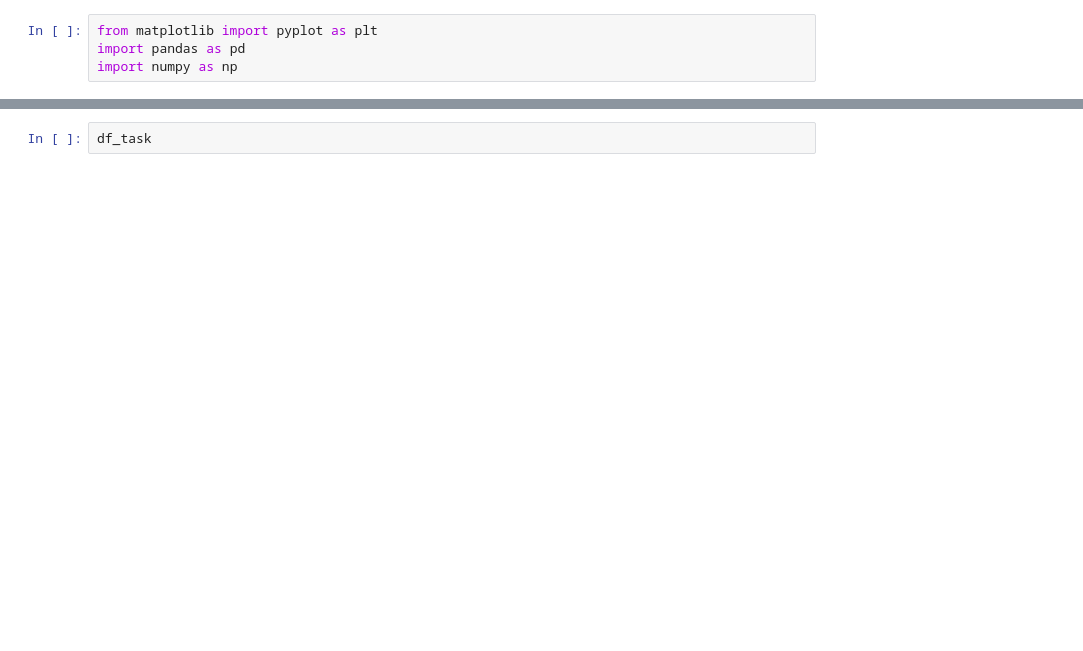
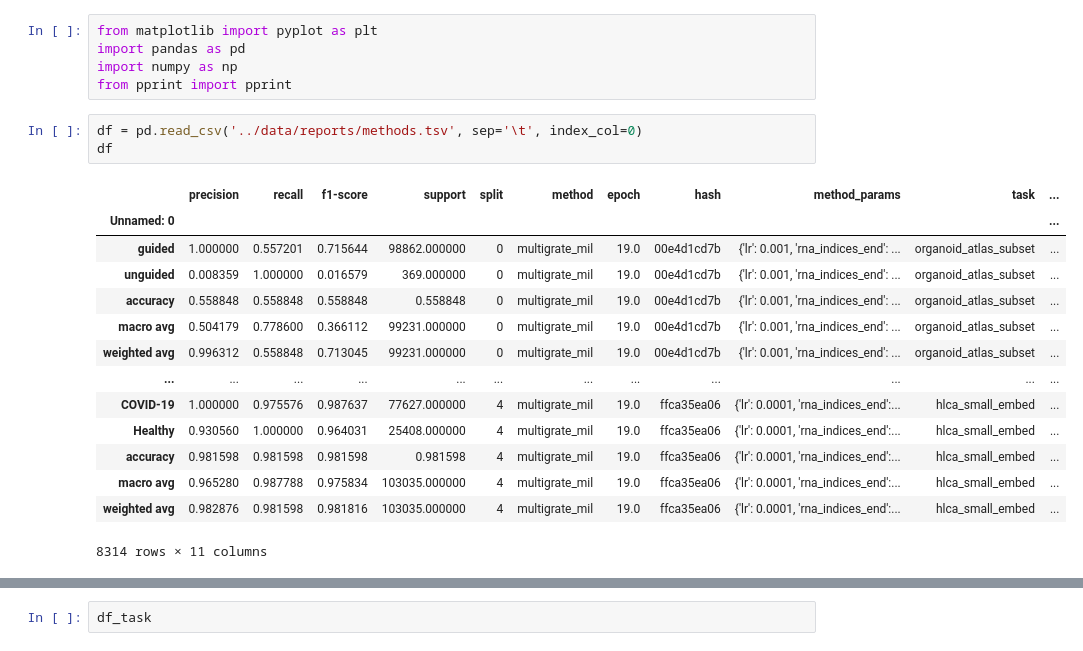
Before and after one commit to theislab/multimil_reproducibility, a Jupyter notebook: run_baselines/notebooks/test.ipynb, the cells around one changed output, grey strips where cells are left out. Saved outputs shown, nothing was run; the diff lists cells and outputs as text; blank space fills up the shorter version.

Commit message:
fixed the pipeline for full multigrate

```diff
--- a/run_baselines/notebooks/test.ipynb
+++ b/run_baselines/notebooks/test.ipynb
@@ -2,4 +2,23 @@
 from matplotlib import pyplot as plt
 import pandas as pd
 import numpy as np
+from pprint import pprint
+# %%
+df = pd.read_csv('../data/reports/methods.tsv', sep='\t', index_col=0)
+df
+# %% [output]
+|  | precision | recall | f1-score | support | split | method | epoch | hash | method_params | task | ... |
+| Unnamed: 0 |  |  |  |  |  |  |  |  |  |  | ... |
+| guided | 1.000000 | 0.557201 | 0.715644 | 98862.000000 | 0 | multigrate_mil | 19.0 | 00e4d1cd7b | {'lr': 0.001, 'rna_indices_end': ... | organoid_atlas_subset | ... |
+| unguided | 0.008359 | 1.000000 | 0.016579 | 369.000000 | 0 | multigrate_mil | 19.0 | 00e4d1cd7b | {'lr': 0.001, 'rna_indices_end': ... | organoid_atlas_subset | ... |
+| accuracy | 0.558848 | 0.558848 | 0.558848 | 0.558848 | 0 | multigrate_mil | 19.0 | 00e4d1cd7b | {'lr': 0.001, 'rna_indices_end': ... | organoid_atlas_subset | ... |
+| macro avg | 0.504179 | 0.778600 | 0.366112 | 99231.000000 | 0 | multigrate_mil | 19.0 | 00e4d1cd7b | {'lr': 0.001, 'rna_indices_end': ... | organoid_atlas_subset | ... |
+| weighted avg | 0.996312 | 0.558848 | 0.713045 | 99231.000000 | 0 | multigrate_mil | 19.0 | 00e4d1cd7b | {'lr': 0.001, 'rna_indices_end': ... | organoid_atlas_subset | ... |
+| ... | ... | ... | ... | ... | ... | ... | ... | ... | ... | ... | ... |
+| COVID-19 | 1.000000 | 0.975576 | 0.987637 | 77627.000000 | 4 | multigrate_mil | 19.0 | ffca35ea06 | {'lr': 0.0001, 'rna_indices_end':... | hlca_small_embed | ... |
+| Healthy | 0.930560 | 1.000000 | 0.964031 | 25408.000000 | 4 | multigrate_mil | 19.0 | ffca35ea06 | {'lr': 0.0001, 'rna_indices_end':... | hlca_small_embed | ... |
+| accuracy | 0.981598 | 0.981598 | 0.981598 | 0.981598 | 4 | multigrate_mil | 19.0 | ffca35ea06 | {'lr': 0.0001, 'rna_indices_end':... | hlca_small_embed | ... |
+| macro avg | 0.965280 | 0.987788 | 0.975834 | 103035.000000 | 4 | multigrate_mil | 19.0 | ffca35ea06 | {'lr': 0.0001, 'rna_indices_end':... | hlca_small_embed | ... |
+| weighted avg | 0.982876 | 0.981598 | 0.981816 | 103035.000000 | 4 | multigrate_mil | 19.0 | ffca35ea06 | {'lr': 0.0001, 'rna_indices_end':... | hlca_small_embed | ... |
+8314 rows × 11 columns
 # %%
```
Also changed, not shown: parts of 2 cells of this notebook, 10 other files.
